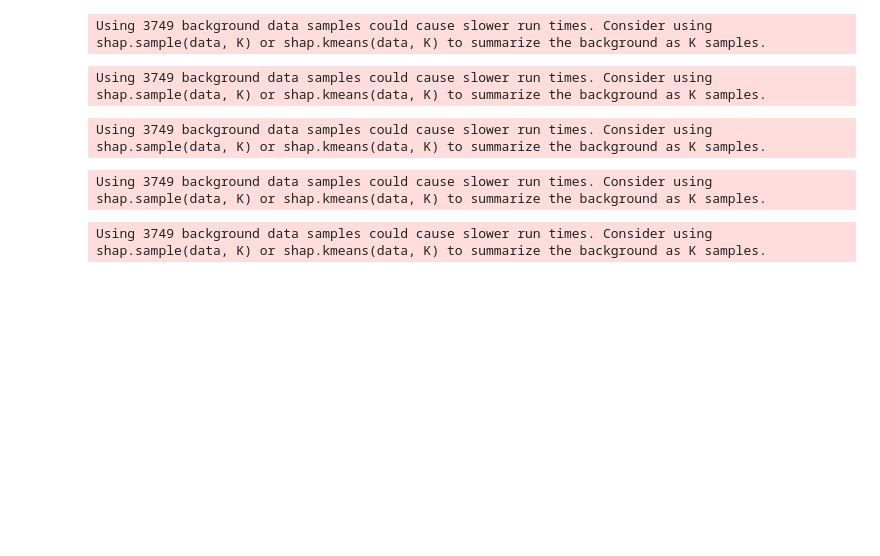
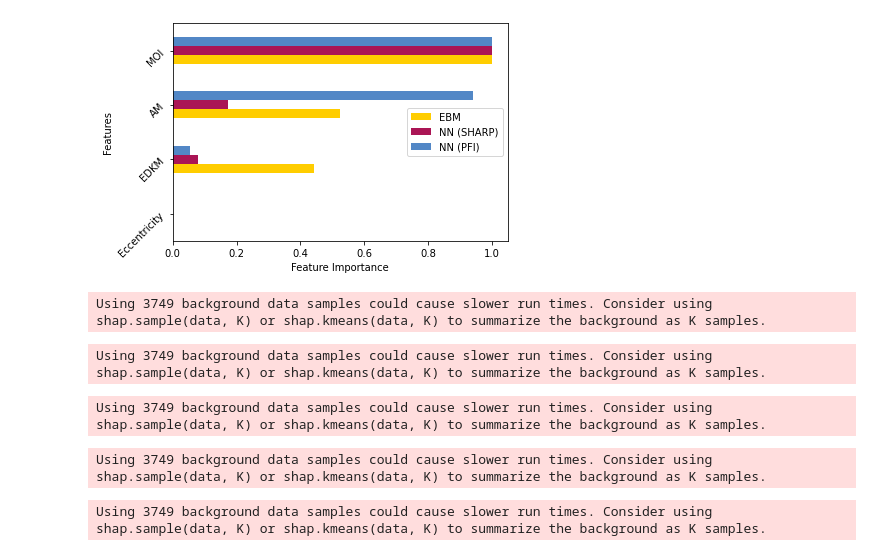
Before and after one commit to Robino-CK/HCML_Project, a Jupyter notebook: intercept_distributions.ipynb, the cells around one changed output. Cells and saved outputs as stored; diff of their text form; code cells hidden in the pictures; blank space fills up the shorter version.

```diff
--- a/intercept_distributions.ipynb
+++ b/intercept_distributions.ipynb
@@ -34,3 +44,9 @@ def get_random_feature(x_train, x_test, distributions, split_column= None, scali
+# %%
+c = x_train.columns.tolist().copy()
+c.remove("Random")
+ph.plot_bar(sharp_base, ebm_base, pfi_base, c, "base")
+# %% [output]
+[figure, added]
 # %%
 
 # beta
```
Also changed, not shown: parts of 7 cells of this notebook, 14 other files.
